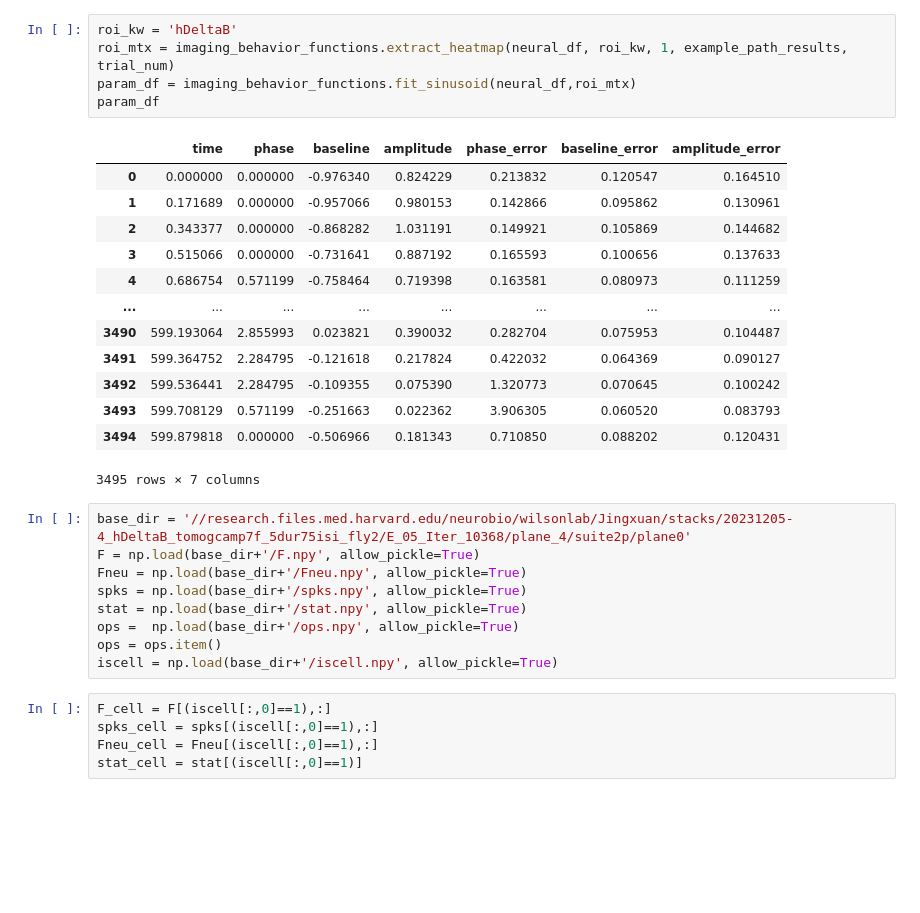
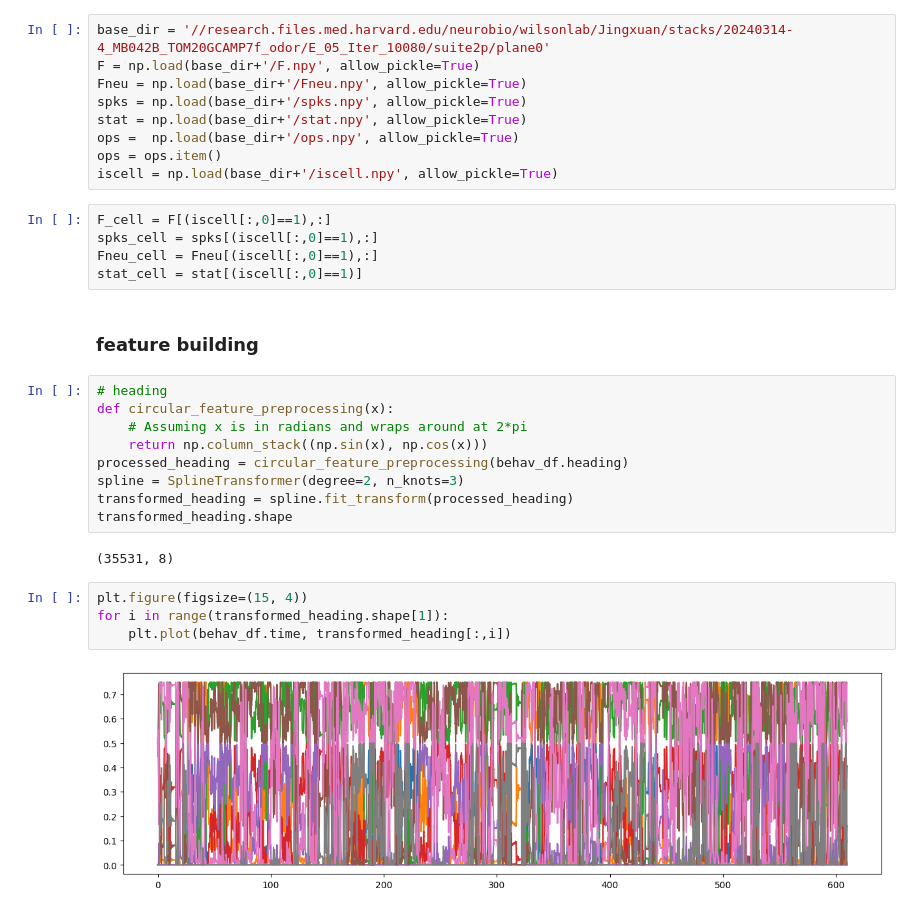
Before and after one commit to jingxuanf0214/suite_2p_analysis, a Jupyter notebook: scopa_exploratory_GLMsetup.ipynb, the cells around one changed output. Drawn from its saved outputs; the diff is of its cells as text; blank space fills up the shorter version.

```diff
--- a/scopa_exploratory_GLMsetup.ipynb
+++ b/scopa_exploratory_GLMsetup.ipynb
@@ -55,24 +58,5 @@ selected_df
-# %%
-roi_kw = 'hDeltaB'
-roi_mtx = imaging_behavior_functions.extract_heatmap(neural_df, roi_kw, 1, example_path_results, trial_num)
-param_df = imaging_behavior_functions.fit_sinusoid(neural_df,roi_mtx)
-param_df
-# %% [output]
-|  | time | phase | baseline | amplitude | phase_error | baseline_error | amplitude_error |
-| 0 | 0.000000 | 0.000000 | -0.976340 | 0.824229 | 0.213832 | 0.120547 | 0.164510 |
-| 1 | 0.171689 | 0.000000 | -0.957066 | 0.980153 | 0.142866 | 0.095862 | 0.130961 |
-| 2 | 0.343377 | 0.000000 | -0.868282 | 1.031191 | 0.149921 | 0.105869 | 0.144682 |
-| 3 | 0.515066 | 0.000000 | -0.731641 | 0.887192 | 0.165593 | 0.100656 | 0.137633 |
-| 4 | 0.686754 | 0.571199 | -0.758464 | 0.719398 | 0.163581 | 0.080973 | 0.111259 |
-| ... | ... | ... | ... | ... | ... | ... | ... |
-| 3490 | 599.193064 | 2.855993 | 0.023821 | 0.390032 | 0.282704 | 0.075953 | 0.104487 |
-| 3491 | 599.364752 | 2.284795 | -0.121618 | 0.217824 | 0.422032 | 0.064369 | 0.090127 |
-| 3492 | 599.536441 | 2.284795 | -0.109355 | 0.075390 | 1.320773 | 0.070645 | 0.100242 |
-| 3493 | 599.708129 | 0.571199 | -0.251663 | 0.022362 | 3.906305 | 0.060520 | 0.083793 |
-| 3494 | 599.879818 | 0.000000 | -0.506966 | 0.181343 | 0.710850 | 0.088202 | 0.120431 |
-3495 rows × 7 columns
 # %%
-base_dir = '//research.files.med.harvard.edu/neurobio/wilsonlab/Jingxuan/stacks/20231205-4_hDeltaB_tomogcamp7f_5dur75isi_fly2/E_05_Iter_10368/plane_4/suite2p/plane0'
+base_dir = '//research.files.med.harvard.edu/neurobio/wilsonlab/Jingxuan/stacks/20240314-4_MB042B_TOM20GCAMP7f_odor/E_05_Iter_10080/suite2p/plane0'
 F = np.load(base_dir+'/F.npy', allow_pickle=True)
 Fneu = np.load(base_dir+'/Fneu.npy', allow_pickle=True)
 spks = np.load(base_dir+'/spks.npy', allow_pickle=True)
@@ -85,3 +69,22 @@ F_cell = F[(iscell[:,0]==1),:]
 spks_cell = spks[(iscell[:,0]==1),:]
 Fneu_cell = Fneu[(iscell[:,0]==1),:]
 stat_cell = stat[(iscell[:,0]==1)]
+# %% [markdown]
+### feature building
+# %%
+# heading
+def circular_feature_preprocessing(x):
+    # Assuming x is in radians and wraps around at 2*pi
+    return np.column_stack((np.sin(x), np.cos(x)))
+processed_heading = circular_feature_preprocessing(behav_df.heading)
+spline = SplineTransformer(degree=2, n_knots=3)
+transformed_heading = spline.fit_transform(processed_heading)
+transformed_heading.shape
+# %% [output]
+(35531, 8)
+# %%
+plt.figure(figsize=(15, 4))
+for i in range(transformed_heading.shape[1]):
+    plt.plot(behav_df.time, transformed_heading[:,i])
+# %% [output]
+[figure, added]
```
Also changed, not shown: parts of 8 cells of this notebook.
